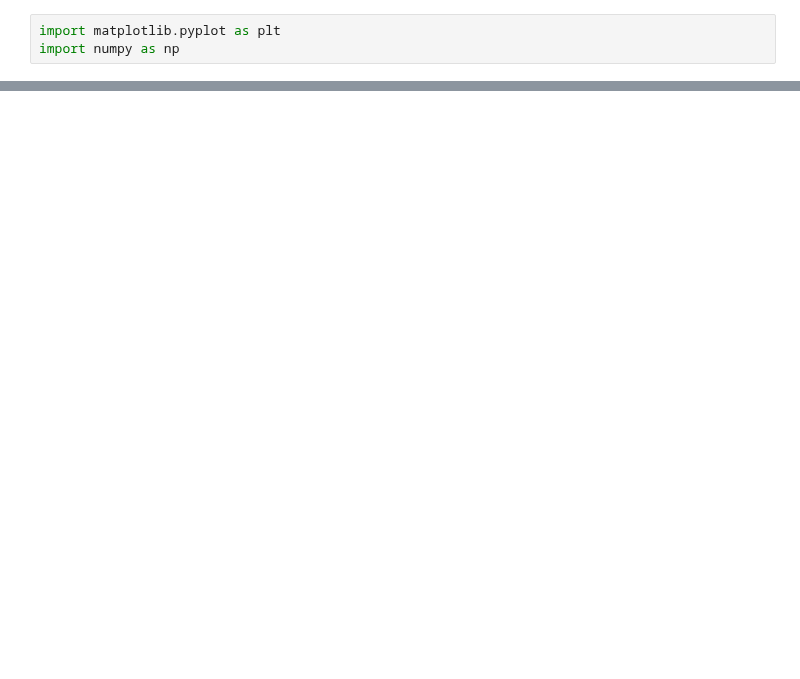
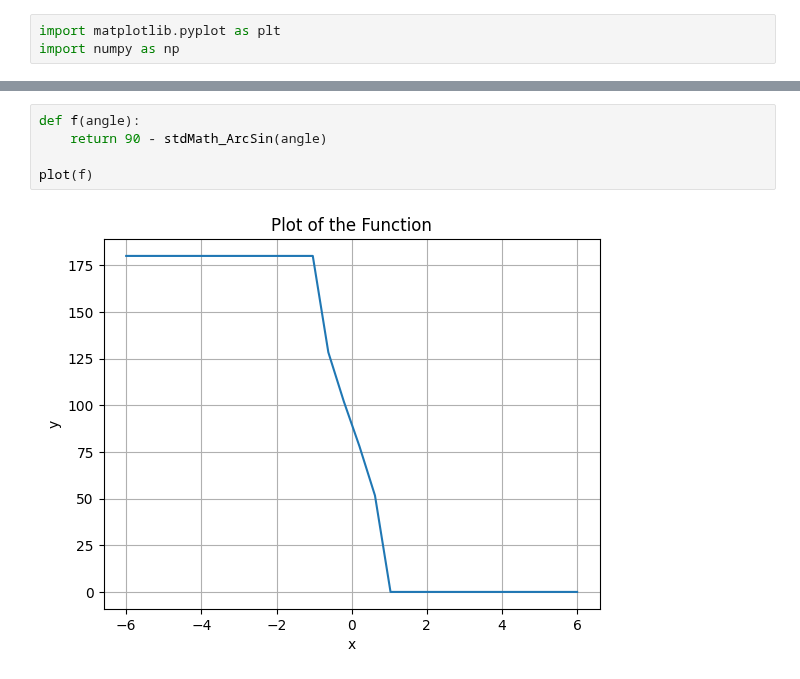
Before and after one commit to tim-tim707/SW_RACER_RE, a Jupyter notebook: scripts/plots.ipynb, the cells around one changed output, grey strips where cells are left out. Saved outputs shown, nothing was run; the diff lists cells and outputs as text; blank space fills up the shorter version.

```diff
--- a/scripts/plots.ipynb
+++ b/scripts/plots.ipynb
@@ -4,3 +71,10 @@ import numpy as np
+# %%
+def f(angle):
+    return 90 - stdMath_ArcSin(angle)
+
+plot(f)
+# %% [output]
+[figure, added]
 # %%
 # This is indeed arctan2 (FUN_0042f560)
 def f(param_1, param_2):
```
Also changed, not shown: parts of 3 cells of this notebook, 2 other files.
